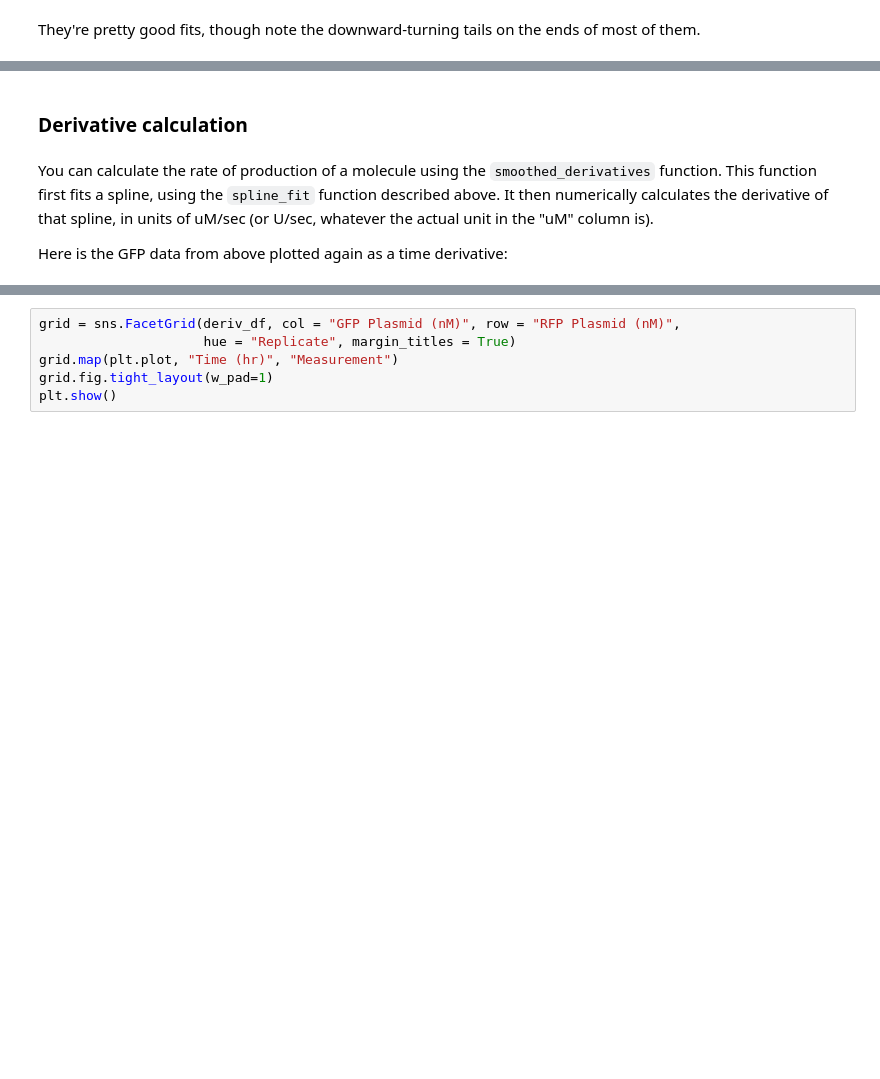
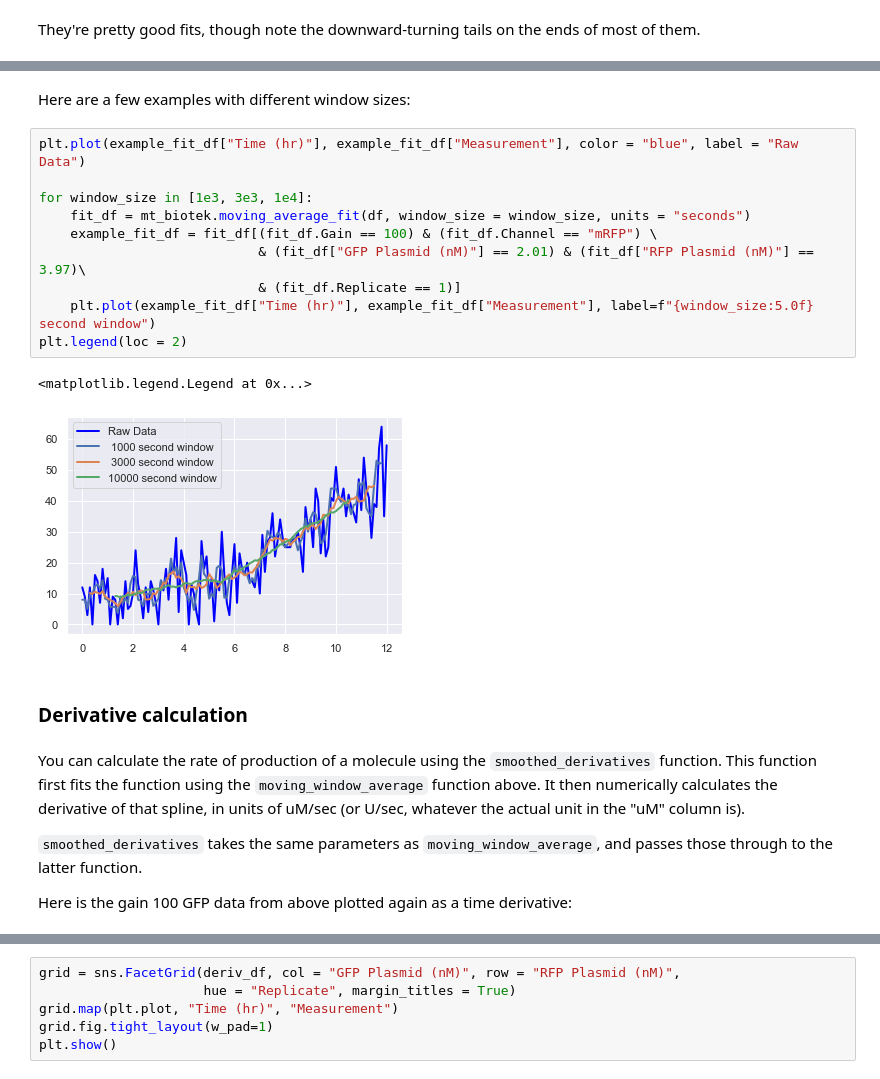
Before and after one commit to sclamons/murraylab_tools, a Jupyter notebook: examples/Biotek Analysis Usage Examples.ipynb, the cells around one changed output, grey strips where cells are left out. Cells and saved outputs as stored; diff of their text form; blank space fills up the shorter version.

```diff
--- a/examples/Biotek Analysis Usage Examples.ipynb
+++ b/examples/Biotek Analysis Usage Examples.ipynb
@@ -417,9 +438,26 @@ They're pretty good fits, though note the downward-turning tails on the ends of
+# %% [markdown]
+Here are a few examples with different window sizes:
+# %%
+plt.plot(example_fit_df["Time (hr)"], example_fit_df["Measurement"], color = "blue", label = "Raw Data")
+
+for window_size in [1e3, 3e3, 1e4]:
+    fit_df = mt_biotek.moving_average_fit(df, window_size = window_size, units = "seconds")
+    example_fit_df = fit_df[(fit_df.Gain == 100) & (fit_df.Channel == "mRFP") \
+                            & (fit_df["GFP Plasmid (nM)"] == 2.01) & (fit_df["RFP Plasmid (nM)"] == 3.97)\
+                            & (fit_df.Replicate == 1)]
+    plt.plot(example_fit_df["Time (hr)"], example_fit_df["Measurement"], label=f"{window_size:5.0f} second window")
+plt.legend(loc = 2)
+# %% [output]
+<matplotlib.legend.Legend at 0x...>
+[figure, added]
 # %% [markdown]
 ### Derivative calculation
 # %% [markdown]
-You can calculate the rate of production of a molecule using the `smoothed_derivatives` function. This function first fits a spline, using the `spline_fit` function described above. It then numerically calculates the derivative of that spline, in units of uM/sec (or U/sec, whatever the actual unit in the "uM" column is).
+You can calculate the rate of production of a molecule using the `smoothed_derivatives` function. This function first fits the function using the `moving_window_average` function above. It then numerically calculates the derivative of that spline, in units of uM/sec (or U/sec, whatever the actual unit in the "uM" column is).
 
-Here is the GFP data from above plotted again as a time derivative:
+`smoothed_derivatives` takes the same parameters as `moving_window_average`, and passes those through to the latter function.
+
+Here is the gain 100 GFP data from above plotted again as a time derivative:
 # %%
 gfp_df = df[(df.Gain == 100) & (df.Channel == "deGFP")]
 deriv_df = mt_biotek.smoothed_derivatives(gfp_df)
```
Also changed, not shown: parts of 29 cells of this notebook, 31 other files.
